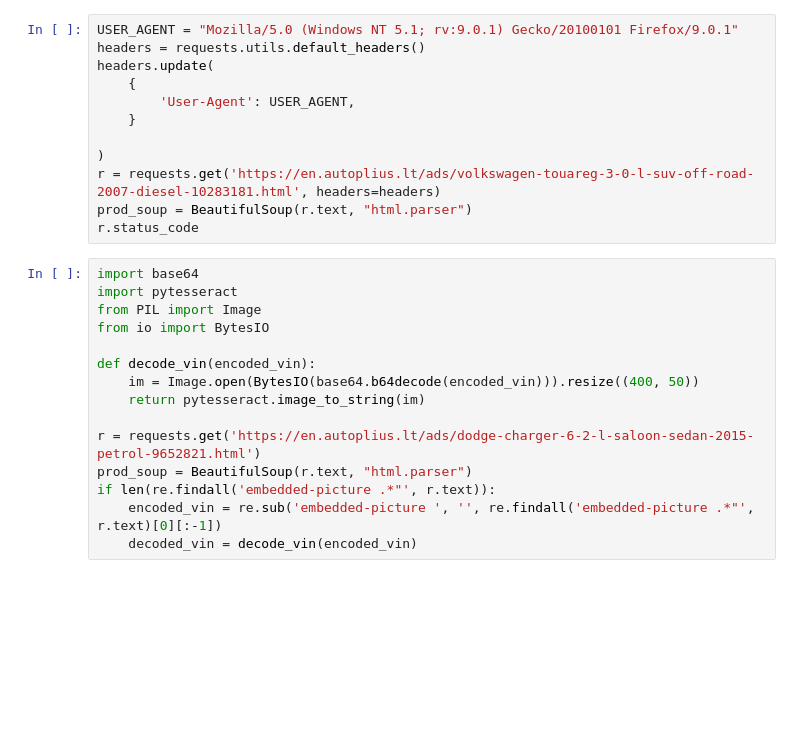
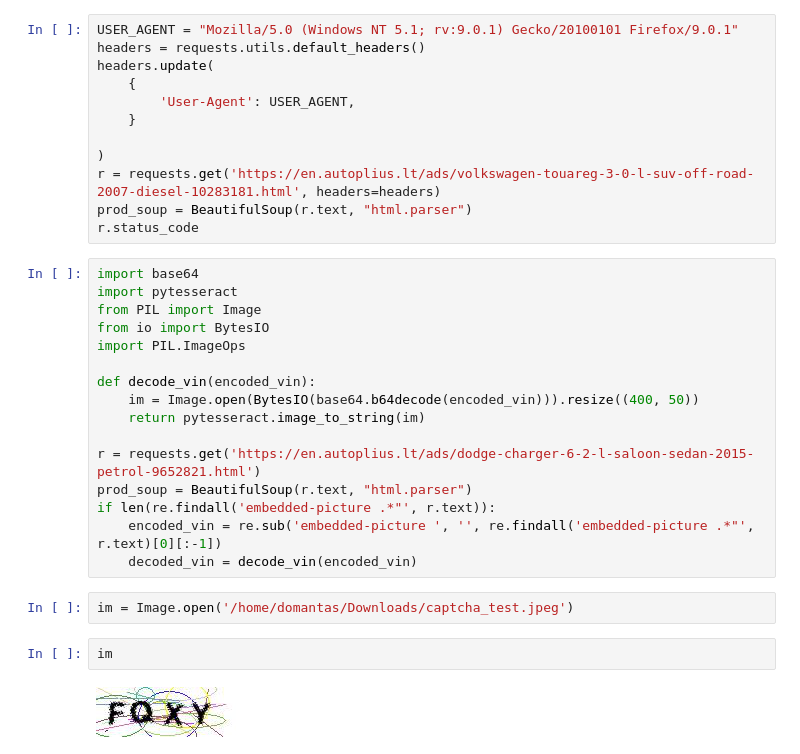
Before and after one commit to domantasm96/autoplius, a Jupyter notebook: debugging.ipynb, the cells around one changed output. Saved outputs shown, nothing was run; the diff lists cells and outputs as text; blank space fills up the shorter version.

Commit message:
implementing captcha solver (still in develop mode)

```diff
--- a/debugging.ipynb
+++ b/debugging.ipynb
@@ -33,6 +48,7 @@ import base64
 import pytesseract
 from PIL import Image
 from io import BytesIO
+import PIL.ImageOps
 
 def decode_vin(encoded_vin):
     im = Image.open(BytesIO(base64.b64decode(encoded_vin))).resize((400, 50))
@@ -43,3 +59,9 @@ prod_soup = BeautifulSoup(r.text, "html.parser")
 if len(re.findall('embedded-picture .*"', r.text)):
     encoded_vin = re.sub('embedded-picture ', '', re.findall('embedded-picture .*"', r.text)[0][:-1])
     decoded_vin = decode_vin(encoded_vin)
+# %%
+im = Image.open('/home/domantas/Downloads/captcha_test.jpeg')
+# %%
+im
+# %% [output]
+[figure, added]
```
Also changed, not shown: parts of 25 cells of this notebook, 1 other file.
